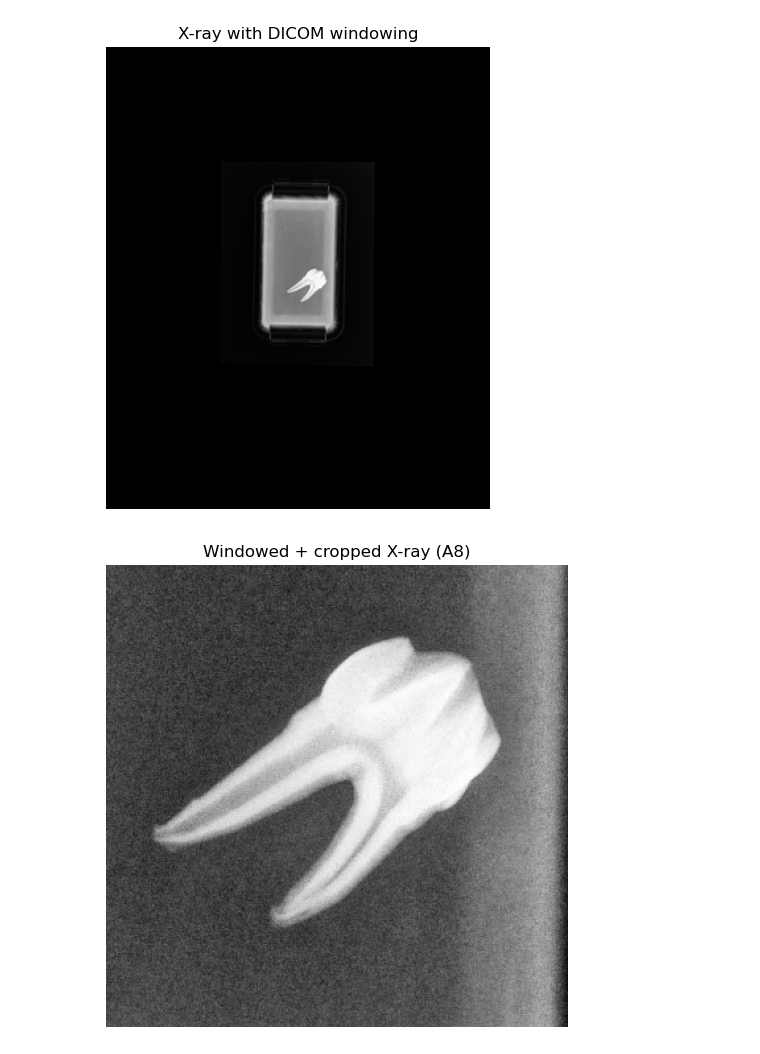
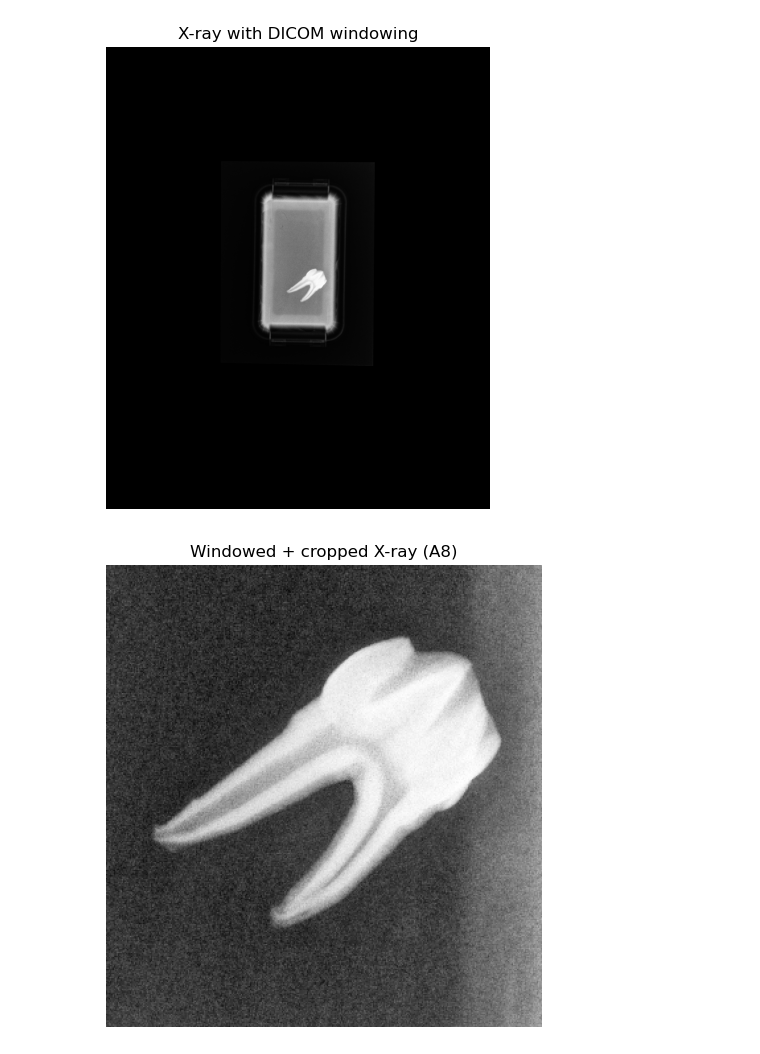
Before and after one commit to linetoemmerup/MedicalImaging, a Jupyter notebook: xray_analysis.ipynb, the cells around one changed output. Drawn from its saved outputs; the diff is of its cells as text; code cells hidden in the pictures.

```diff
--- a/xray_analysis.ipynb
+++ b/xray_analysis.ipynb
@@ -81,32 +82,32 @@ plt.show()
 # %%
 import numpy as np
 import matplotlib.pyplot as plt
 import pydicom
 from pydicom.pixel_data_handlers.util import apply_voi_lut, apply_modality_lut
 
 # --- load dicom ---
 ds = pydicom.dcmread("IM-0003-0001.dcm")
 
 # 1) raw pixels + rescale slope/intercept (modality LUT)
 img = apply_modality_lut(ds.pixel_array, ds).astype(np.float32)
 
 # 2) windowing fra DICOM (VOI LUT / WindowCenter/Width)
 img_w = apply_voi_lut(img, ds)
 
 # 3) CROP MED DINE VÆRDIER
 top = 1400
 bottom = 1750
 left = 1150
-right = 1500
+right = 1480
 
 img_crop = img_w[top:bottom, left:right]
 
 # 4) vis + gem
 plt.figure(figsize=(6,6))
 plt.imshow(img_crop, cmap="gray")
 plt.title("Windowed + cropped X-ray (A8)")
 plt.axis("off")
 plt.savefig("xray_windowed_cropped_A8.png", dpi=300, bbox_inches="tight")
 plt.show()
 # %% [output]
-[figure, old version]
+[figure, new version]
```
Also changed, not shown: parts of 3 cells of this notebook.
